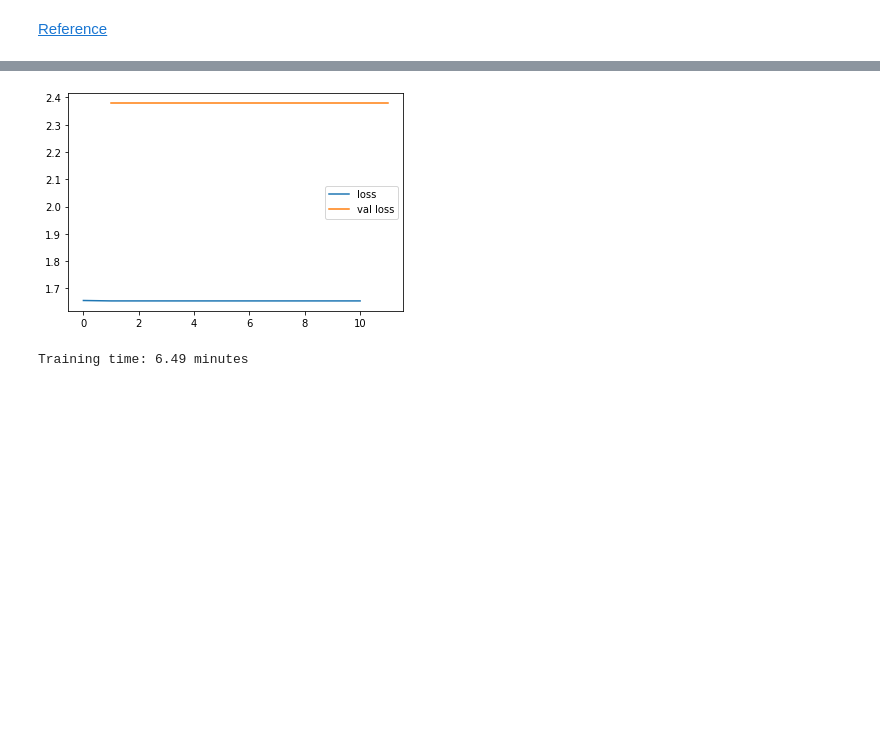
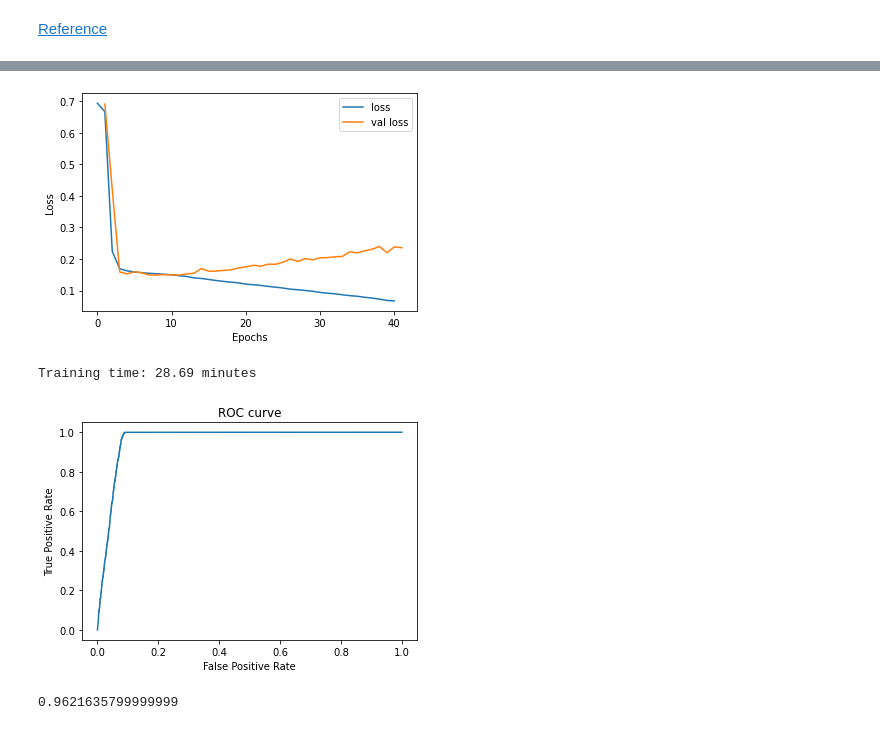
Before and after one commit to ManiacMaxo/Thesis, a Jupyter notebook: src/DanQ.ipynb, the cells around one changed output, grey strips where cells are left out. Saved outputs shown, nothing was run; the diff lists cells and outputs as text; code cells hidden in the pictures; blank space fills up the shorter version.

```diff
--- a/src/DanQ.ipynb
+++ b/src/DanQ.ipynb
@@ -31,15 +42,17 @@ print(list_physical_devices("GPU"))
 clear_session()
 model = Sequential(
     [
-        Input(shape=(1000, 4)),
-        Conv1D(320, kernel_size=26, activation="relu"),
+        Input((1000, 4)),
+        Conv1D(128, kernel_size=26, activation="relu"),
         MaxPooling1D(pool_size=13, strides=13),
         Dropout(0.2),
-        Bidirectional(LSTM(2, return_sequences=True)),
+        Bidirectional(LSTM(128, return_sequences=True)),
         Dropout(0.5),
         Flatten(),
-        Dense(150 * 320, activation="relu"),
-        Dense(1, activation="relu"),
-    ]
+        Dense(925, activation="relu"),
+        Dense(1, activation="sigmoid"),
+    ],
+    name="danq_small",
 )
+model.summary()
 # %% [output]
@@ -68,18 +77,15 @@ _________________________________________________________________
 # %%
-es = EarlyStopping(monitor="val_loss", patience=10)
-optimizer = Adam(lr=1e-3)
+es = EarlyStopping(monitor="val_loss", patience=30)
+optimizer = Adam(lr=1e-4)
 
 epochs = 1000
 validation_freq = 1
+n = 2
+file = f"MA0035_{n}000"
 # %% [output]
 [interactive output not drawn]
 # %%
-X_train, y_train, X_test, y_test = load_dataset(
-    file=f"m0",
-    directory="/home/victor/Documents/datasets/",
-    labels="binlabels",
-    download=False,
-)
+X_train, y_train, X_test, y_test = load_dataset(file=file, labels="binlabels",)
 X_train = rearrange(X_train, "w h c -> w c h")
 X_test = rearrange(X_test, "w h c -> w c h")
 
@@ -91,10 +97,13 @@ model = train(
     dataset=(X_train, y_train, X_test, y_test),
     model=model,
     epochs=epochs,
-    verbose=1,
+    verbose=2,
     validation_freq=validation_freq,
     callbacks=[es],
-    batch_size=100,
 )
+
+y_pred = model.predict(X_test)
+plot_roc(y_test, y_pred)
+print(auc(y_test, y_pred))
 # %% [output]
 Epoch 1/1000
@@ -120,4 +126,6 @@ Epoch 11/1000
-[figure, old version]
+[figure, new version]
-Training time: 6.49 minutes
+Training time: 28.69 minutes
+[figure, added]
+0.9621635799999999
 [interactive output not drawn]
 # %%
```
Also changed, not shown: parts of 8 cells of this notebook, 9 other files.
